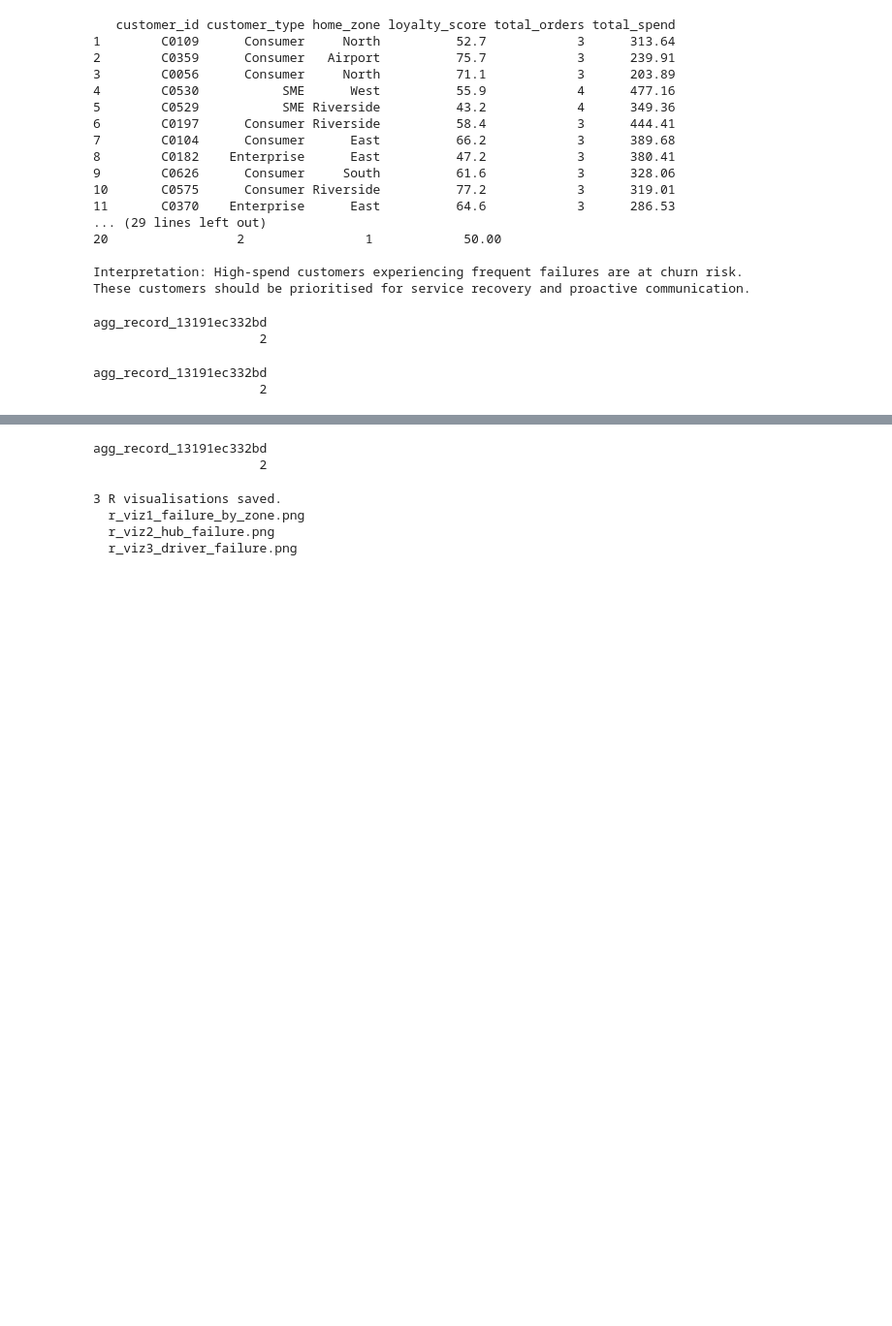
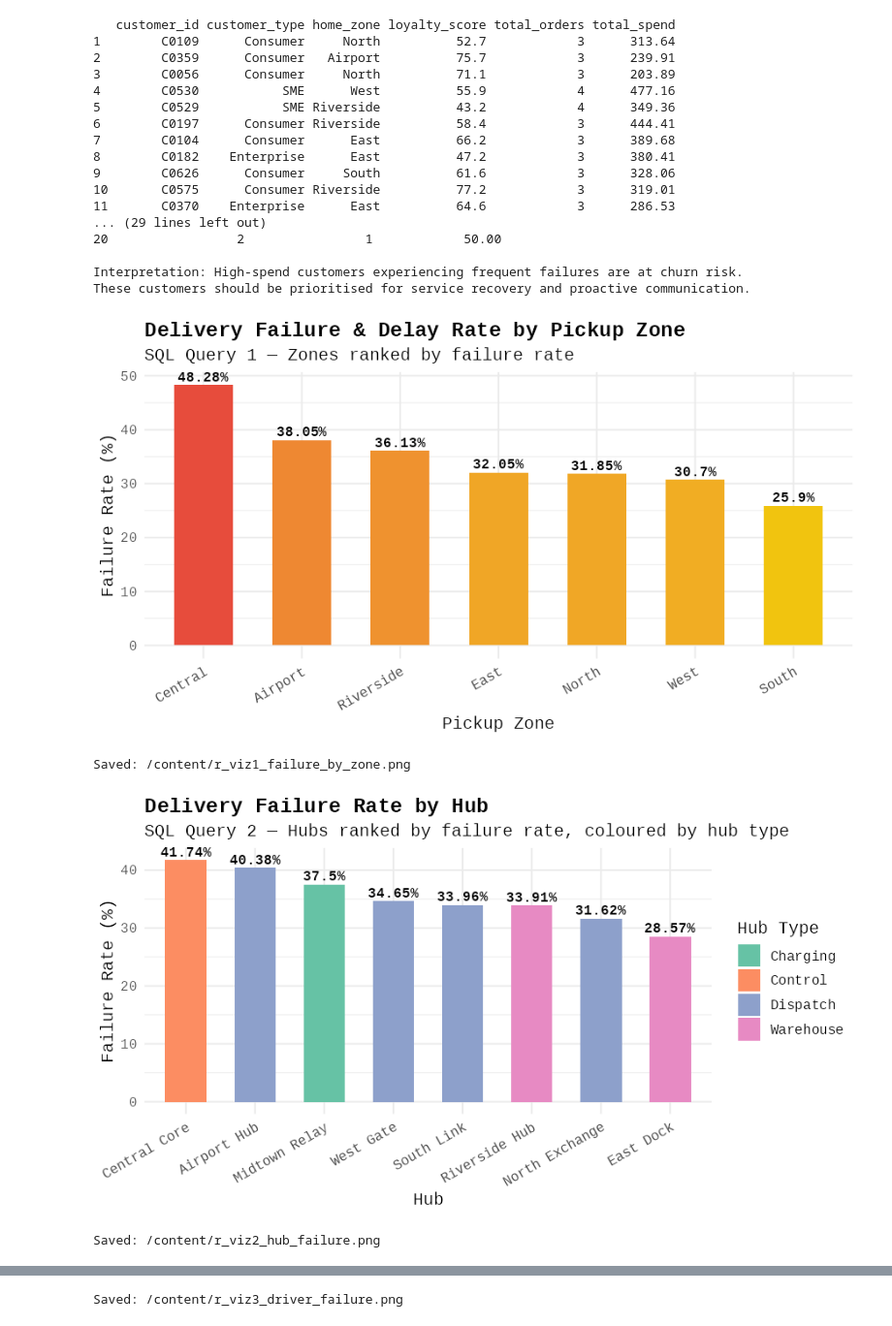
Before and after one commit to tylerdurdenhere/db_and_analytics, a Jupyter notebook: sql_in_r.ipynb, the cells around one changed output, grey strips where cells are left out. Shown at 97% size. Cells and saved outputs as stored; diff of their text form; code cells hidden in the pictures; blank space fills up the shorter version.

```diff
--- a/sql_in_r.ipynb
+++ b/sql_in_r.ipynb
@@ -444,11 +444,18 @@ cat("These customers should be prioritised for service recovery and proactive co
 Interpretation: High-spend customers experiencing frequent failures are at churn risk.
 These customers should be prioritised for service recovery and proactive communication.
 # %%
-# Visualise SQL Query Results
+# Visualisations of sql query results
+library(ggplot2)
+library(IRdisplay)
 
-# Chart 1: Failure rate by zone
-png("r_viz1_failure_by_zone.png", width=900, height=500, res=120)
-ggplot(q1, aes(x=reorder(pickup_zone, -failure_rate_pct),
+save_and_show <- function(plot_obj, filename, w=900, h=500) {
+  ggsave(filename, plot=plot_obj, width=w/120, height=h/120, dpi=120)
+  display_png(file=filename)
+  cat(paste0("Saved: ", filename, "\n"))
+}
+
+# ── Chart 1: Failure Rate by Zone ────────────────────────────────────────────
+p1 <- ggplot(q1, aes(x=reorder(pickup_zone, -failure_rate_pct),
                y=failure_rate_pct, fill=failure_rate_pct)) +
   geom_bar(stat="identity", width=0.6) +
   geom_text(aes(label=paste0(failure_rate_pct, "%")),
@@ -461,47 +468,44 @@ ggplot(q1, aes(x=reorder(pickup_zone, -failure_rate_pct),
   theme(legend.position="none",
         plot.title=element_text(face="bold"),
         axis.text.x=element_text(angle=30, hjust=1))
-dev.off()
 
-# Chart 2: Hub failure rate
-png("r_viz2_hub_failure.png", width=900, height=500, res=120)
-ggplot(q2, aes(x=reorder(hub_name, -failure_rate_pct),
+save_and_show(p1, "/content/r_viz1_failure_by_zone.png")
+
+# ── Chart 2: Hub Failure Rate ─────────────────────────────────────────────────
+p2 <- ggplot(q2, aes(x=reorder(hub_name, -failure_rate_pct),
                y=failure_rate_pct, fill=hub_type)) +
   geom_bar(stat="identity", width=0.6) +
   geom_text(aes(label=paste0(failure_rate_pct, "%")),
             vjust=-0.4, size=3.5, fontface="bold") +
   scale_fill_brewer(palette="Set2") +
   labs(title="Delivery Failure Rate by Hub",
        subtitle="SQL Query 2 — Hubs ranked by failure rate, coloured by hub type",
        x="Hub", y="Failure Rate (%)", fill="Hub Type") +
   theme_minimal(base_size=12) +
   theme(plot.title=element_text(face="bold"),
         axis.text.x=element_text(angle=30, hjust=1))
-dev.off()
 
-# Chart 3: Top 10 driver failure rates
+save_and_show(p2, "/content/r_viz2_hub_failure.png")
+
+# ── Chart 3: Top 10 Driver Failure Rates ─────────────────────────────────────
 top10_drivers <- head(q3, 10)
-png("r_viz3_driver_failure.png", width=900, height=500, res=120)
-ggplot(top10_drivers, aes(x=reorder(driver_id, -failure_rate_pct),
+
+p3 <- ggplot(top10_drivers, aes(x=reorder(driver_id, -failure_rate_pct),
                            y=failure_rate_pct, fill=employment_type)) +
   geom_bar(stat="identity", width=0.6) +
   geom_text(aes(label=paste0(failure_rate_pct, "%")),
             vjust=-0.4, size=3.2, fontface="bold") +
   scale_fill_brewer(palette="Set1") +
   labs(title="Top 10 Drivers by Delivery Failure Rate",
        subtitle="SQL Query 3 — Coloured by employment type",
        x="Driver ID", y="Failure Rate (%)", fill="Employment Type") +
   theme_minimal(base_size=12) +
   theme(plot.title=element_text(face="bold"),
         axis.text.x=element_text(angle=30, hjust=1))
-dev.off()
 
-cat("3 R visualisations saved.\n")
-cat("  r_viz1_failure_by_zone.png\n")
-cat("  r_viz2_hub_failure.png\n")
-cat("  r_viz3_driver_failure.png\n")
+save_and_show(p3, "/content/r_viz3_driver_failure.png")
 # %% [output]
+[figure, added]
-agg_record_13191ec332bd
-                      2
+Saved: /content/r_viz1_failure_by_zone.png
+[figure, added]
-agg_record_13191ec332bd
-                      2
+Saved: /content/r_viz2_hub_failure.png
@@ -508,6 +513 @@ agg_record_13191ec332bd
-agg_record_13191ec332bd
-                      2
+Saved: /content/r_viz3_driver_failure.png
-3 R visualisations saved.
-  r_viz1_failure_by_zone.png
-  r_viz2_hub_failure.png
-  r_viz3_driver_failure.png
```
Also changed, not shown: parts of 2 cells of this notebook.
